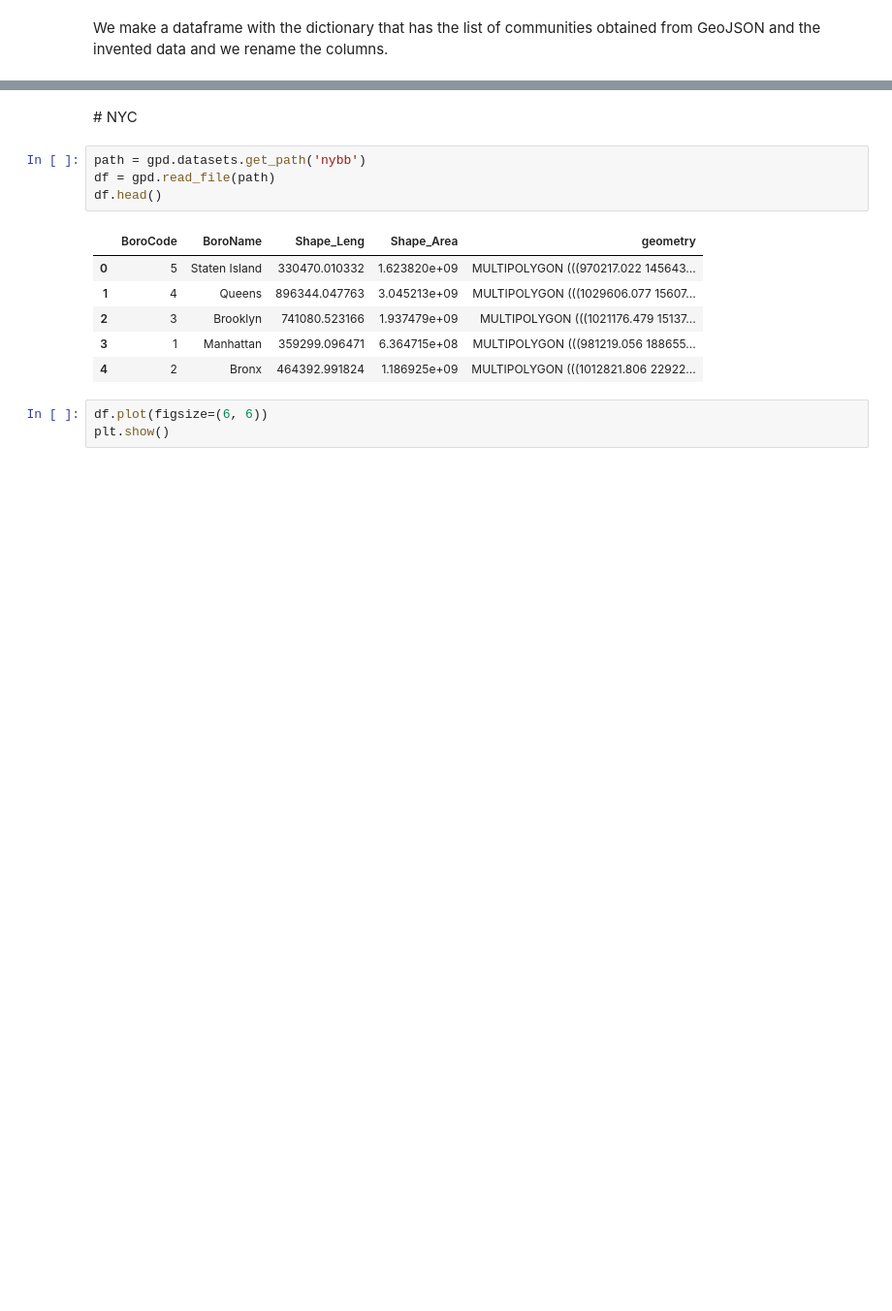
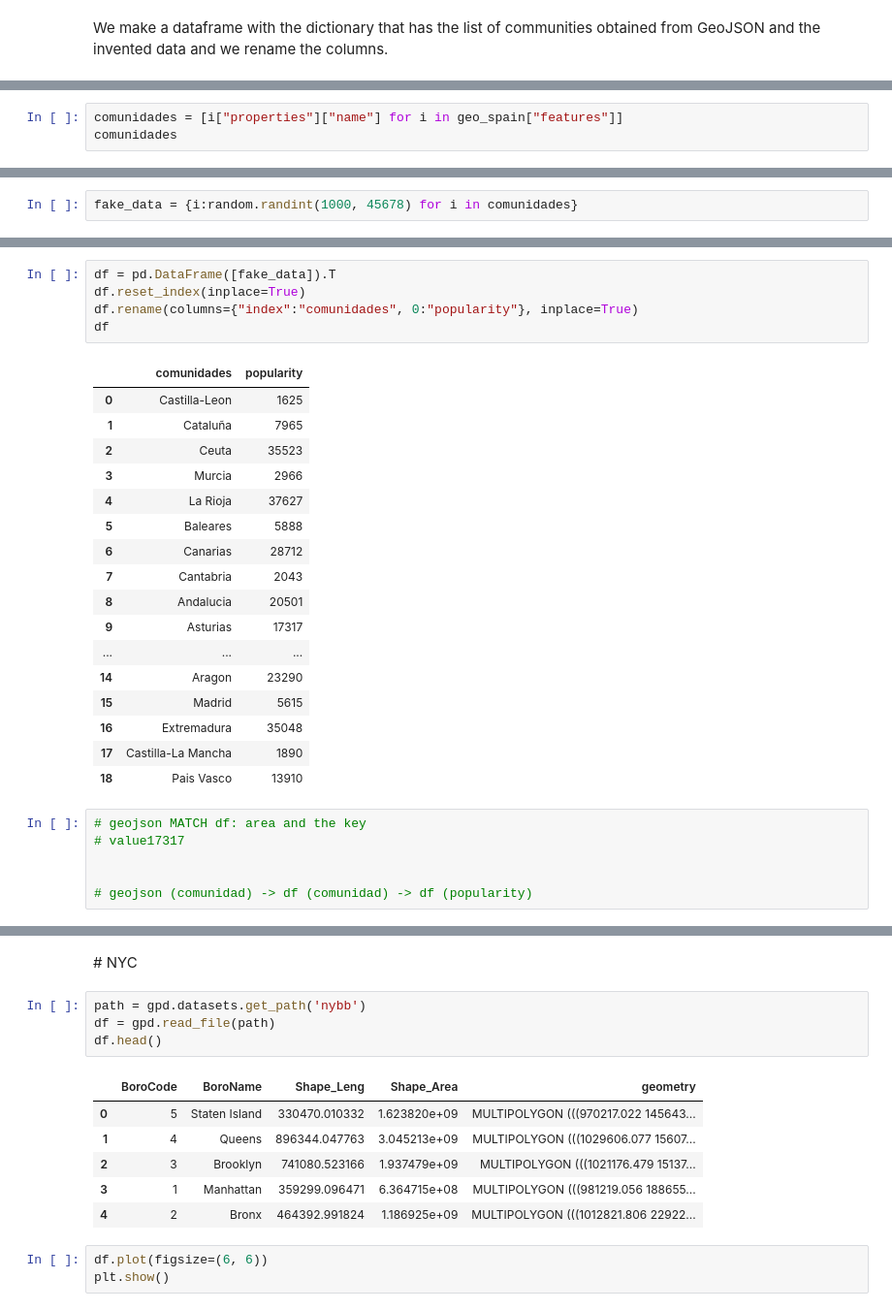
Before and after one commit to Ironhack-data-bcn-january-2024/lectures, a Jupyter notebook: week-4/04.II - Geovisualization II - Folium-choropletic.ipynb, the cells around one changed output, grey strips where cells are left out. Shown at 97% size. Cells and saved outputs as stored; diff of their text form; blank space fills up the shorter version.

```diff
--- a/week-4/04.II - Geovisualization II - Folium-choropletic.ipynb
+++ b/week-4/04.II - Geovisualization II - Folium-choropletic.ipynb
@@ -102,0 +159,3 @@ We make a dataframe with the dictionary that has the list of communities obtaine
+# %%
+comunidades = [i["properties"]["name"] for i in geo_spain["features"]]
+comunidades
@@ -102,0 +188,2 @@ We make a dataframe with the dictionary that has the list of communities obtaine
+# %%
+fake_data = {i:random.randint(1000, 45678) for i in comunidades}
@@ -102,0 +212,29 @@ We make a dataframe with the dictionary that has the list of communities obtaine
+# %%
+df = pd.DataFrame([fake_data]).T
+df.reset_index(inplace=True)
+df.rename(columns={"index":"comunidades", 0:"popularity"}, inplace=True)
+df
+# %% [output]
+|  | comunidades | popularity |
+| 0 | Castilla-Leon | 1625 |
+| 1 | Cataluña | 7965 |
+| 2 | Ceuta | 35523 |
+| 3 | Murcia | 2966 |
+| 4 | La Rioja | 37627 |
+| 5 | Baleares | 5888 |
+| 6 | Canarias | 28712 |
+| 7 | Cantabria | 2043 |
+| 8 | Andalucia | 20501 |
+| 9 | Asturias | 17317 |
+| ... | ... | ... |
+| 14 | Aragon | 23290 |
+| 15 | Madrid | 5615 |
+| 16 | Extremadura | 35048 |
+| 17 | Castilla-La Mancha | 1890 |
+| 18 | Pais Vasco | 13910 |
+# %%
+# geojson MATCH df: area and the key
+# value17317
+
+
+# geojson (comunidad) -> df (comunidad) -> df (popularity)
```
Also changed, not shown: parts of 14 cells of this notebook.
